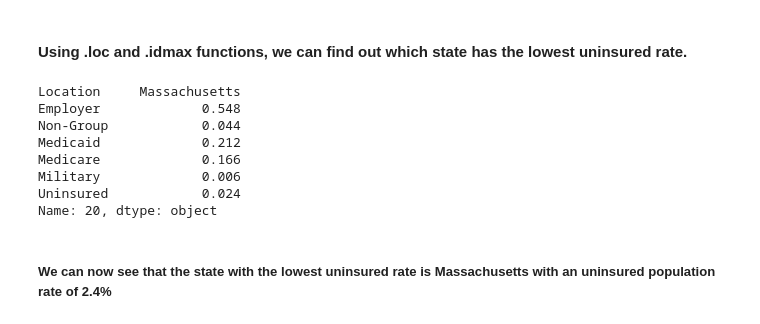
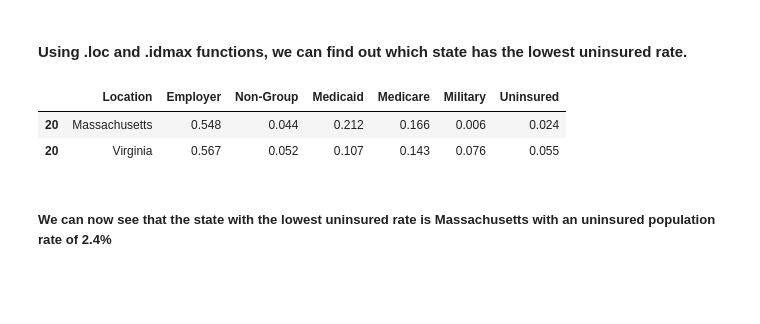
Before and after one commit to VineethMunigati/hds5210-2022, a Jupyter notebook: final/final.ipynb, the cells around one changed output. Saved outputs shown, nothing was run; the diff lists cells and outputs as text; code cells hidden in the pictures; blank space fills up the shorter version.

```diff
--- a/final/final.ipynb
+++ b/final/final.ipynb
@@ -124,16 +124,11 @@ plt.rcParams["figure.figsize"] = (20,8) #plt.rcParams is used to modify the grap
 # %% [markdown]
 #### Using .loc and .idmax functions, we can find out which state has the lowest uninsured rate.
 # %%
-insured_rate.loc[insured_rate['Uninsured'].idxmin()]
+insure_rate.loc[insure_rate['Uninsured'].idxmin()]
 # %% [output]
-Location     Massachusetts
-Employer             0.548
-Non-Group            0.044
-Medicaid             0.212
-Medicare             0.166
-Military             0.006
-Uninsured            0.024
-Name: 20, dtype: object
+|  | Location | Employer | Non-Group | Medicaid | Medicare | Military | Uninsured |
+| 20 | Massachusetts | 0.548 | 0.044 | 0.212 | 0.166 | 0.006 | 0.024 |
+| 20 | Virginia | 0.567 | 0.052 | 0.107 | 0.143 | 0.076 | 0.055 |
 # %% [markdown]
 ##### We can now see that the state with the lowest uninsured rate is Massachusetts with an uninsured population rate of 2.4%
 # %% [markdown]
```
Also changed, not shown: parts of 8 cells of this notebook, 1 other file.
